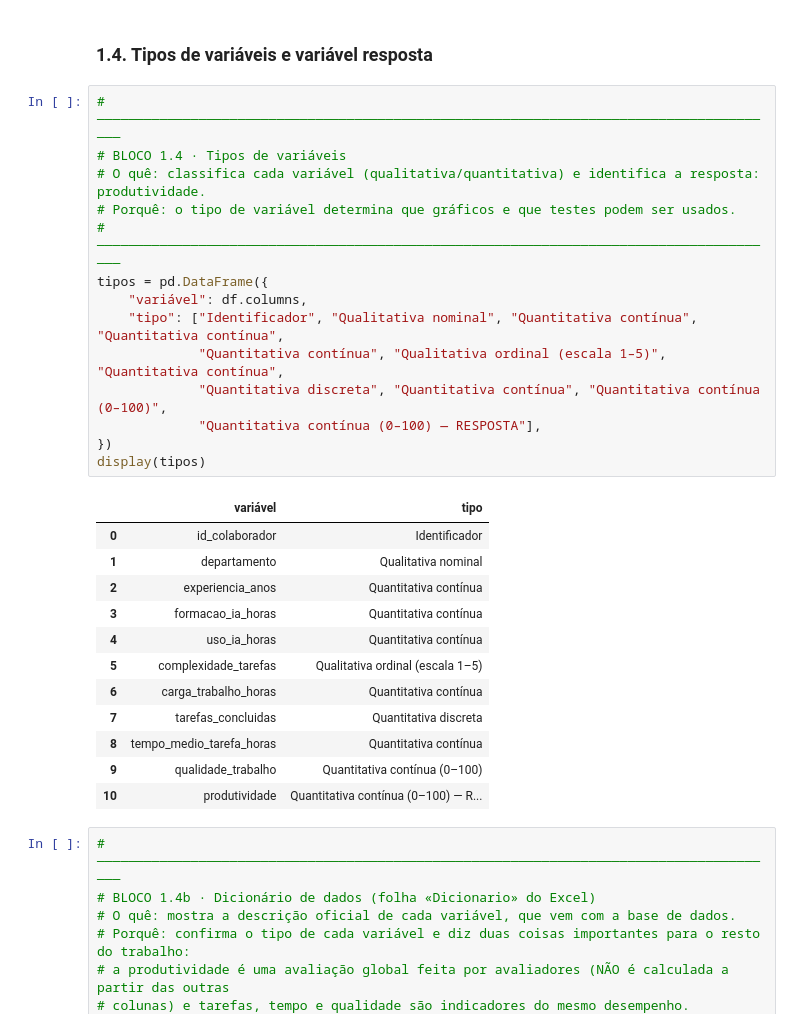
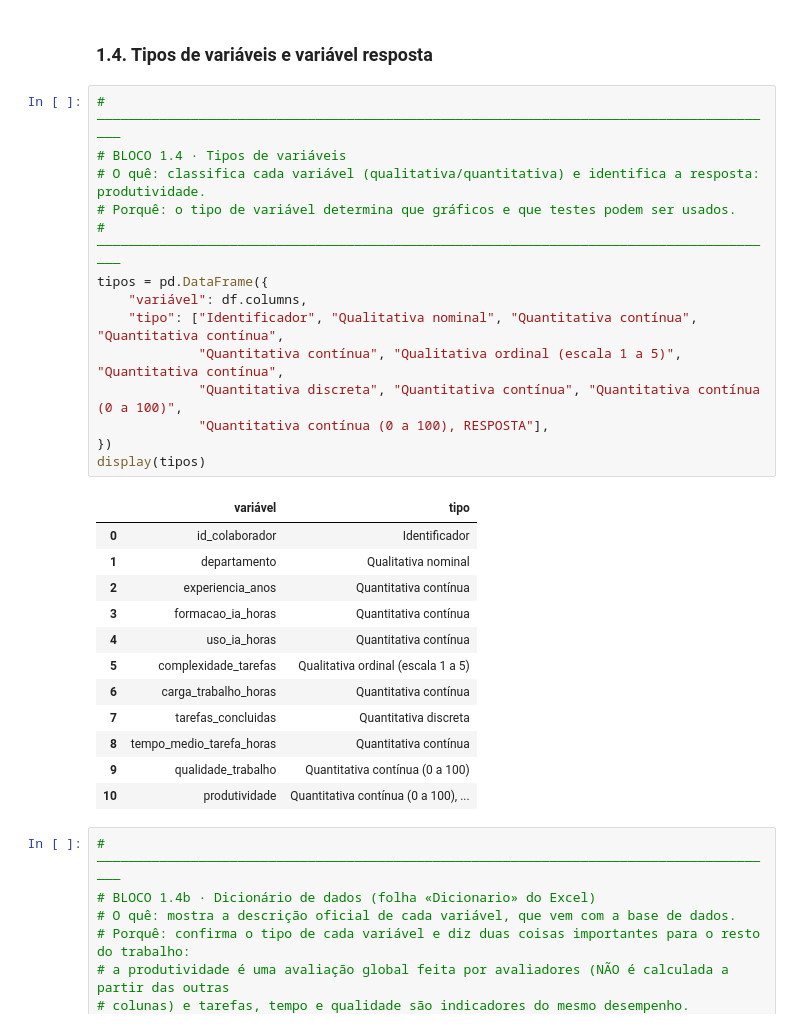
Before and after one commit to gcoutinho-ipca/tp1-mepa-ia-produtividade, a Jupyter notebook: TP1_MEPA_IA_Produtividade.ipynb, the cells around one changed output. Saved outputs shown, nothing was run; the diff lists cells and outputs as text.

```diff
--- a/TP1_MEPA_IA_Produtividade.ipynb
+++ b/TP1_MEPA_IA_Produtividade.ipynb
@@ -244,30 +246,30 @@ Há **8 valores em falta, cada um num registo diferente** (nenhum colaborador te
 # %%
 # ────────────────────────────────────────────────────────────────────────────────────────
 # BLOCO 1.4 · Tipos de variáveis
 # O quê: classifica cada variável (qualitativa/quantitativa) e identifica a resposta: produtividade.
 # Porquê: o tipo de variável determina que gráficos e que testes podem ser usados.
 # ────────────────────────────────────────────────────────────────────────────────────────
 tipos = pd.DataFrame({
     "variável": df.columns,
     "tipo": ["Identificador", "Qualitativa nominal", "Quantitativa contínua", "Quantitativa contínua",
-             "Quantitativa contínua", "Qualitativa ordinal (escala 1–5)", "Quantitativa contínua",
-             "Quantitativa discreta", "Quantitativa contínua", "Quantitativa contínua (0–100)",
-             "Quantitativa contínua (0–100) — RESPOSTA"],
+             "Quantitativa contínua", "Qualitativa ordinal (escala 1 a 5)", "Quantitativa contínua",
+             "Quantitativa discreta", "Quantitativa contínua", "Quantitativa contínua (0 a 100)",
+             "Quantitativa contínua (0 a 100), RESPOSTA"],
 })
 display(tipos)
 # %% [output]
 |  | variável | tipo |
 | 0 | id_colaborador | Identificador |
 | 1 | departamento | Qualitativa nominal |
 | 2 | experiencia_anos | Quantitativa contínua |
 | 3 | formacao_ia_horas | Quantitativa contínua |
 | 4 | uso_ia_horas | Quantitativa contínua |
-| 5 | complexidade_tarefas | Qualitativa ordinal (escala 1–5) |
+| 5 | complexidade_tarefas | Qualitativa ordinal (escala 1 a 5) |
 | 6 | carga_trabalho_horas | Quantitativa contínua |
 | 7 | tarefas_concluidas | Quantitativa discreta |
 | 8 | tempo_medio_tarefa_horas | Quantitativa contínua |
-| 9 | qualidade_trabalho | Quantitativa contínua (0–100) |
-| 10 | produtividade | Quantitativa contínua (0–100) — R... |
+| 9 | qualidade_trabalho | Quantitativa contínua (0 a 100) |
+| 10 | produtividade | Quantitativa contínua (0 a 100), ... |
 # %%
 # ────────────────────────────────────────────────────────────────────────────────────────
 # BLOCO 1.4b · Dicionário de dados (folha «Dicionario» do Excel)
```
Also changed, not shown: parts of 7 cells of this notebook, 2 other files.
